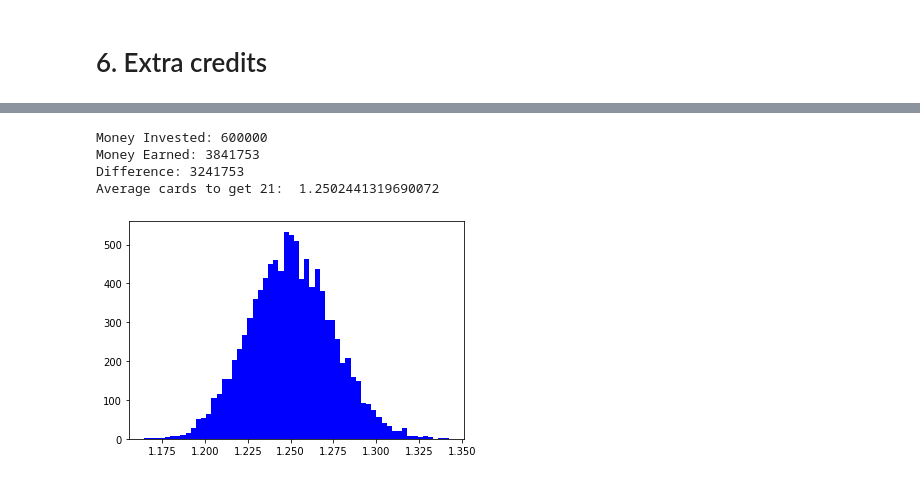
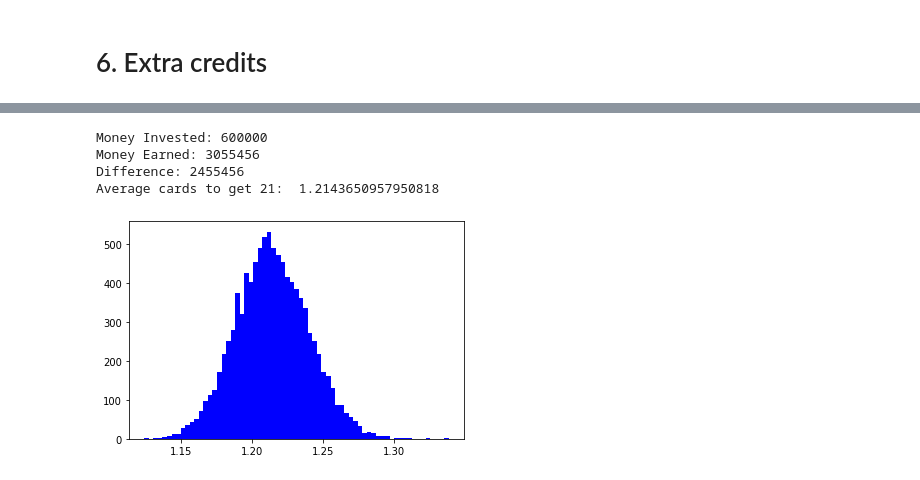
Before and after one commit to Andryut/AlgorithmsUN2020II, a Jupyter notebook: 21BlackjackGrClass1StGroup7.ipynb, the cells around one changed output, grey strips where cells are left out. Drawn from its saved outputs; the diff is of its cells as text; code cells hidden in the pictures.

```diff
--- a/21BlackjackGrClass1StGroup7.ipynb
+++ b/21BlackjackGrClass1StGroup7.ipynb
@@ -360,20 +357,20 @@ Average cards to get 21:  1.2501300994478806
 # %%
 # Hot deck for 12 cards
-cards = [1,2]*4 + [3,3]
+cards = [1,2,3]*4
 #Results
 simulation = bet_play(cards, games_per_weekend, initial_sum)
 money_earnedCold = simulation[0]
 distribution = simulation[1]
 print("Money Invested: %d\nMoney Earned: %d \nDifference: %d"%(money_investedCold, money_earnedCold,  money_earnedCold - money_investedCold))
 print("Average cards to get 21: ", sum(distribution) / len(distribution) ) #Sums all averages, divides into number of them. This is:  the average of the averages of cards to get 21
 #Histogram cold deck
 xlabel='Número de cartas obtenidas para obtener 21'
 ylabel='Cantidad de repeticiones'
 color='blue'
 hist(distribution, xlabel, ylabel, color)
 # %% [output]
 Money Invested: 600000
-Money Earned: 3841753
-Difference: 3241753
-Average cards to get 21:  1.2502441319690072
+Money Earned: 3055456
+Difference: 2455456
+Average cards to get 21:  1.2143650957950818
-[figure, old version]
+[figure, new version]
```
Also changed, not shown: parts of 19 cells of this notebook.
